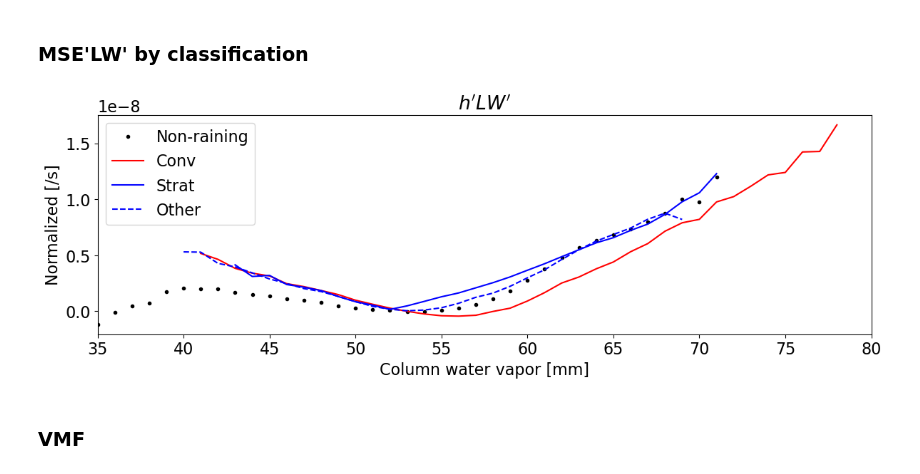
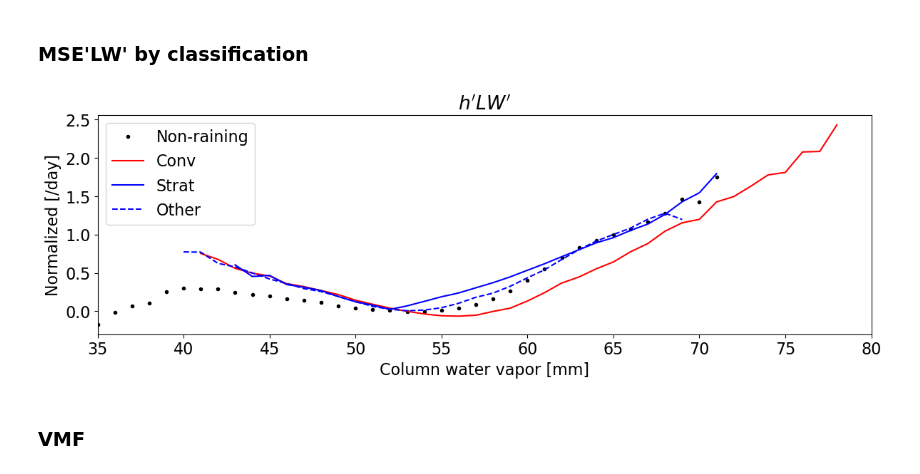
Before and after one commit to jhruppert/jhr-wrf-python, a Jupyter notebook: binned_cross_2d.ipynb, the cells around one changed output. Saved outputs shown, nothing was run; the diff lists cells and outputs as text; code cells hidden in the pictures.

```diff
--- a/binned_cross_2d.ipynb
+++ b/binned_cross_2d.ipynb
@@ -169,6 +169,7 @@ ntest=2
 var_all = np.ma.zeros((ntest,nmem,nt,nz,nx1,nx2))
 cvar_all = np.ma.zeros((ntest,nmem,nt,nz,nx1,nx2))
 strat_all = np.ma.zeros((ntest,nmem,nt,nx1,nx2))
+mse_all = np.ma.zeros((ntest,nmem,nt,nx1,nx2))
 mselw_all = np.ma.zeros((ntest,nmem,nt,nx1,nx2))
 lwacre_all = np.ma.zeros((ntest,nmem,nt,nx1,nx2))
 
@@ -284,12 +285,7 @@ for ktest in range(ntest):
         if istrat != -1:
             var = np.ma.masked_where((np.repeat(strat,nz,axis=1) != istrat), var, copy=True)
             cvar = np.ma.masked_where((np.repeat(strat,nz,axis=1) != istrat), cvar, copy=True)
-
-        # Localize to TC track
-        var = mask_tc_track(track_file, rmax, var, lon, lat, t0, t1)
-        cvar = mask_tc_track(track_file, rmax, cvar, lon, lat, t0, t1)
-        strat = mask_tc_track(track_file, rmax, strat, lon, lat, t0, t1)
-        var2d = mask_tc_track(track_file, rmax, var2d, lon, lat, t0, t1)
+            sys.exit()
 
         # Calculate MSE LW variance term
         rmax_mean = 10
@@ -303,18 +299,28 @@ for ktest in range(ntest):
         lwnp -= lwn_mn[:,np.newaxis,np.newaxis]
         mselw = msep * lwnp
 
+        # Localize to TC track
+        var = mask_tc_track(track_file, rmax, var, lon, lat, t0, t1)
+        cvar = mask_tc_track(track_file, rmax, cvar, lon, lat, t0, t1)
+        strat = mask_tc_track(track_file, rmax, strat, lon, lat, t0, t1)
+        lwacre = mask_tc_track(track_file, rmax, lwacre, lon, lat, t0, t1)
+        mse = mask_tc_track(track_file, rmax, mse[:,np.newaxis,:,:], lon, lat, t0, t1)
+
         # Save ens member
         var_all[ktest,imemb,:,:,:,:]  = var
         cvar_all[ktest,imemb,:,:,:,:] = cvar
         strat_all[ktest,imemb,:,:,:]  = strat[:,0,:,:]
+        mse_all[ktest,imemb,:,:,:]    = mse[:,0,:,:]
         mselw_all[ktest,imemb,:,:,:]  = mselw
-        lwacre_all[ktest,imemb,:,:,:]  = lwacre[:,0,:,:]
+        lwacre_all[ktest,imemb,:,:,:] = lwacre[:,0,:,:]
 
 #### Calculate basic mean
 var_mn = np.ma.mean(var_all,axis=(1,2,4,5))
 
 #### Calculate basic mean
-mselw_mn = np.ma.mean(mselw_all,axis=(1,2,3,4))
+# mselw_mn = np.ma.mean(mselw_all,axis=(1,2,3,4))
+msevar1 = np.var(mse_all, axis=(3,4)) # (J/m2)^2 --> (ktest,nmemb,nt)
+msevar = np.mean(msevar1, axis=(1,2)) # (J/m2)^2 --> (ktest)
 # %% [output]
 Running test:  ctl
 Running imemb:  memb_01
@@ -827,40 +835,41 @@ for ktest in range(0,1):
 fig = plt.figure(figsize=(14,4))
 ax = fig.add_subplot(111)
 
-var2d_strat /= mselw_mn[:,np.newaxis,np.newaxis]
+mse_plot = mselw_strat / msevar[:,np.newaxis,np.newaxis]
+mse_plot *= 3600*24
 
 vartag_2d="$h'LW'$"
 figtag='hplwpstrat'
-ytag='Normalized [/s]'
+ytag='Normalized [/day]'
 
 # ax.set_title('LW-ACRE * Rain Fraction')
 ax.set_title(vartag_2d)
 ax.set_xlabel(xlabel)
 ax.set_xscale(log_x)
 
 ax.set_ylabel(ytag)
 
 for ktest in range(0,1):
-        plt.plot(bins[0:nbins-1], var2d_strat[ktest,:,0] \
+        plt.plot(bins[0:nbins-1], mse_plot[ktest,:,0] \
                 , ".k", label="Non-raining")
-        plt.plot(bins[0:nbins-1], var2d_strat[ktest,:,1] \
+        plt.plot(bins[0:nbins-1], mse_plot[ktest,:,1] \
                 , "-r", label="Conv")
-        plt.plot(bins[0:nbins-1], var2d_strat[ktest,:,2] \
+        plt.plot(bins[0:nbins-1], mse_plot[ktest,:,2] \
                 , "-b", label="Strat")
-        plt.plot(bins[0:nbins-1], var2d_strat[ktest,:,3] \
+        plt.plot(bins[0:nbins-1], mse_plot[ktest,:,3] \
                 , "--b", label="Other")
 
         plt.xlim(np.min(bins), np.max(bins))
         # plt.ylim(0, 10)
 
         plt.legend(loc="upper left")
 
         # plt.savefig(figdir+'lwacrescaled_comp_'+imemb+'_'+ivar_select+'.png',dpi=200, facecolor='white', \
         plt.savefig(figdir+figtag+'_comp_ens'+enstag+'m_'+ivar_select+'.png',dpi=200, facecolor='white', \
                         bbox_inches='tight', pad_inches=0.2)
         plt.show()
 # %% [output]
-[figure, old version]
+[figure, new version]
 # %% [markdown]
 ### VMF
 # %%
```
Also changed, not shown: parts of 1 cell of this notebook.
